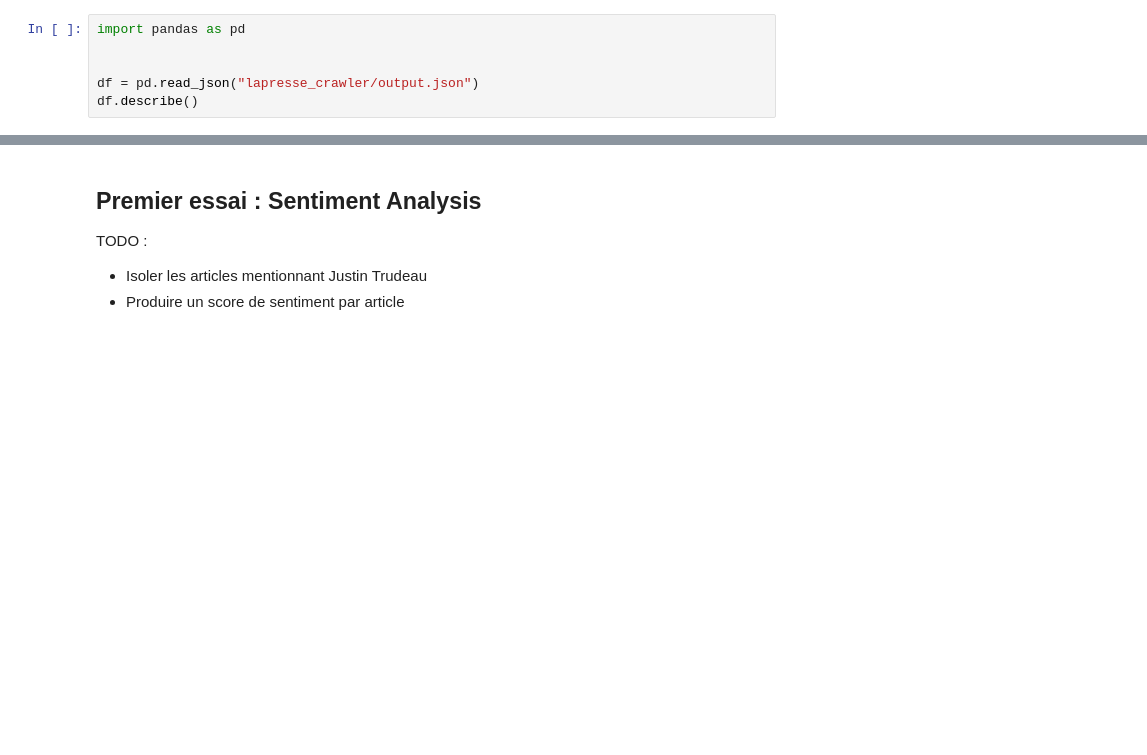
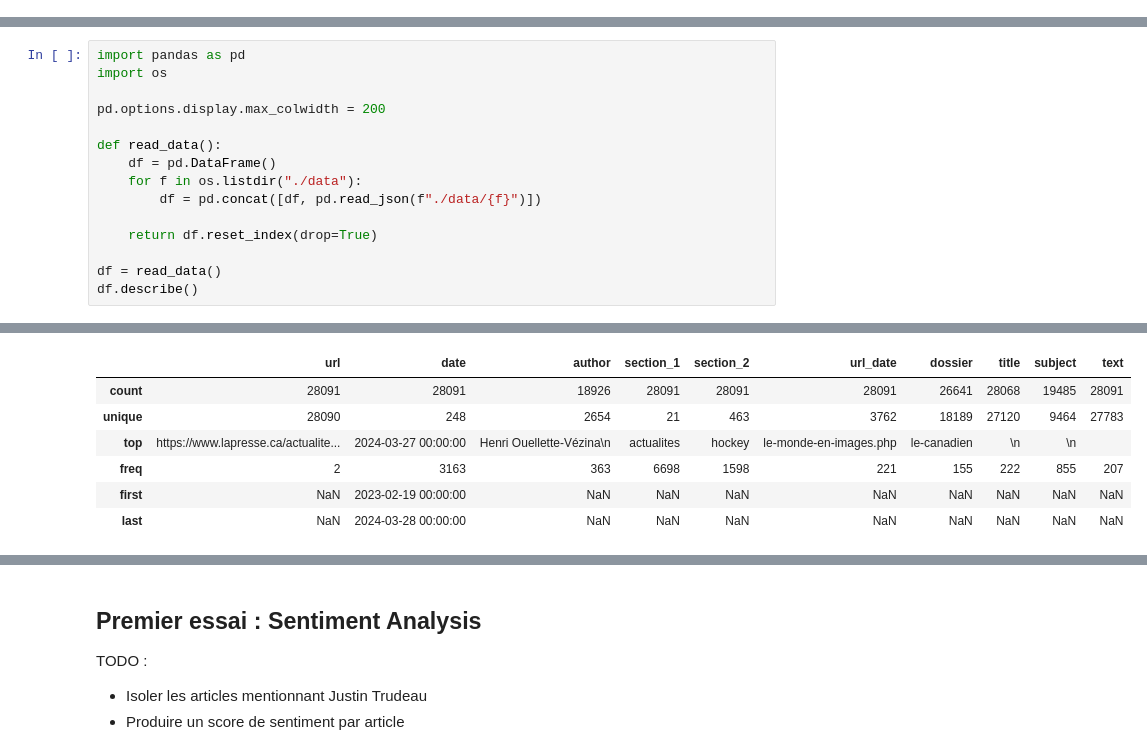
Before and after one commit to JuanJavierr/ml1_termproject, a Jupyter notebook: dataset_exploration.ipynb, the cells around one changed output, grey strips where cells are left out. Drawn from its saved outputs; the diff is of its cells as text; blank space fills up the shorter version.

```diff
--- a/dataset_exploration.ipynb
+++ b/dataset_exploration.ipynb
@@ -3,6 +0,0 @@ Si jamais on peut pas utiliser La Presse à cause des terms of use : https://new
-# %%
-import pandas as pd
-
-
-df = pd.read_json("lapresse_crawler/output.json")
-df.describe()
@@ -17,0 +1,16 @@ Treating datetime data as categorical rather than numeric in `.describe` is depr
+# %%
+import pandas as pd
+import os
+
+pd.options.display.max_colwidth = 200
+
+def read_data():
+    df = pd.DataFrame()
+    for f in os.listdir("./data"):
+        df = pd.concat([df, pd.read_json(f"./data/{f}")])
+
+    return df.reset_index(drop=True)
+
+df = read_data()
+df.describe()
+# %% [output]
@@ -17,0 +18,7 @@ Treating datetime data as categorical rather than numeric in `.describe` is depr
+|  | url | date | author | section_1 | section_2 | url_date | dossier | title | subject | text |
+| count | 28091 | 28091 | 18926 | 28091 | 28091 | 28091 | 26641 | 28068 | 19485 | 28091 |
+| unique | 28090 | 248 | 2654 | 21 | 463 | 3762 | 18189 | 27120 | 9464 | 27783 |
+| top | https://www.lapresse.ca/actualite... | 2024-03-27 00:00:00 | Henri Ouellette-Vézina\n | actualites | hockey | le-monde-en-images.php | le-canadien | \n | \n |  |
+| freq | 2 | 3163 | 363 | 6698 | 1598 | 221 | 155 | 222 | 855 | 207 |
+| first | NaN | 2023-02-19 00:00:00 | NaN | NaN | NaN | NaN | NaN | NaN | NaN | NaN |
+| last | NaN | 2024-03-28 00:00:00 | NaN | NaN | NaN | NaN | NaN | NaN | NaN | NaN |
```
Also changed, not shown: parts of 18 cells of this notebook, 4 other files.
